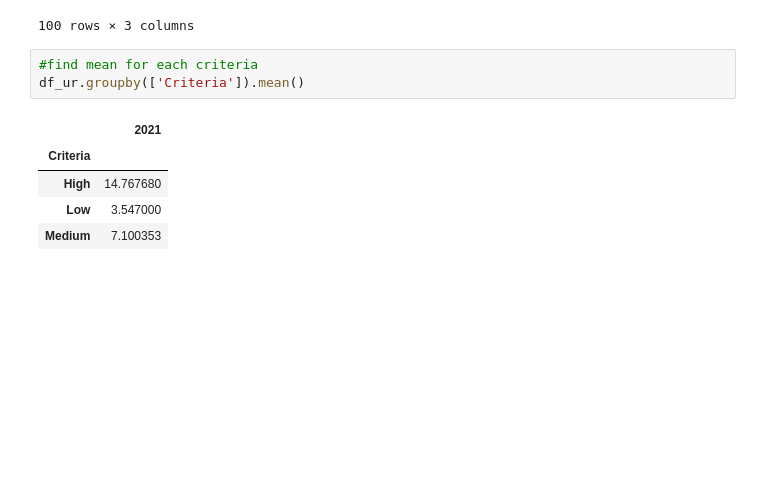
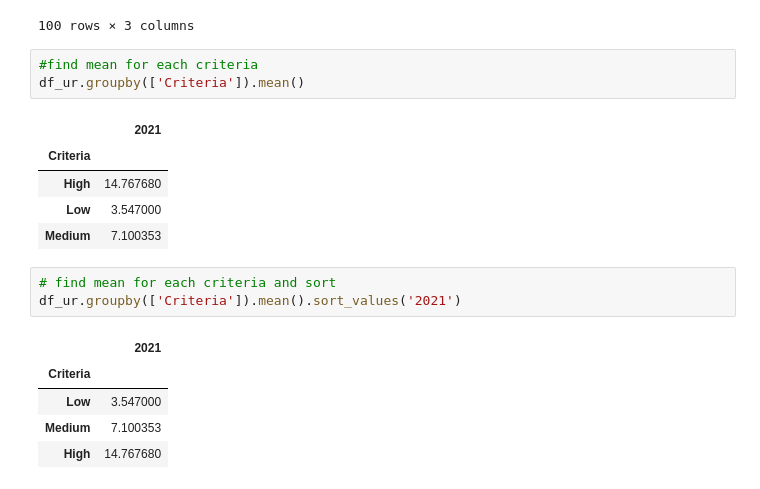
Before and after one commit to gorororo/PYTHONSTUDY, a Jupyter notebook: temp/temp2/11worldEconomicData/worldEconomicoutlookAnalysis.ipynb, the cells around one changed output. Drawn from its saved outputs; the diff is of its cells as text; blank space fills up the shorter version.

```diff
--- a/temp/temp2/11worldEconomicData/worldEconomicoutlookAnalysis.ipynb
+++ b/temp/temp2/11worldEconomicData/worldEconomicoutlookAnalysis.ipynb
@@ -624,3 +612,12 @@ df_ur.groupby(['Criteria']).mean()
 | High | 14.767680 |
 | Low | 3.547000 |
 | Medium | 7.100353 |
+# %%
+# find mean for each criteria and sort
+df_ur.groupby(['Criteria']).mean().sort_values('2021')
+# %% [output]
+|  | 2021 |
+| Criteria |  |
+| Low | 3.547000 |
+| Medium | 7.100353 |
+| High | 14.767680 |
```
Also changed, not shown: parts of 9 cells of this notebook, 1 other file.
